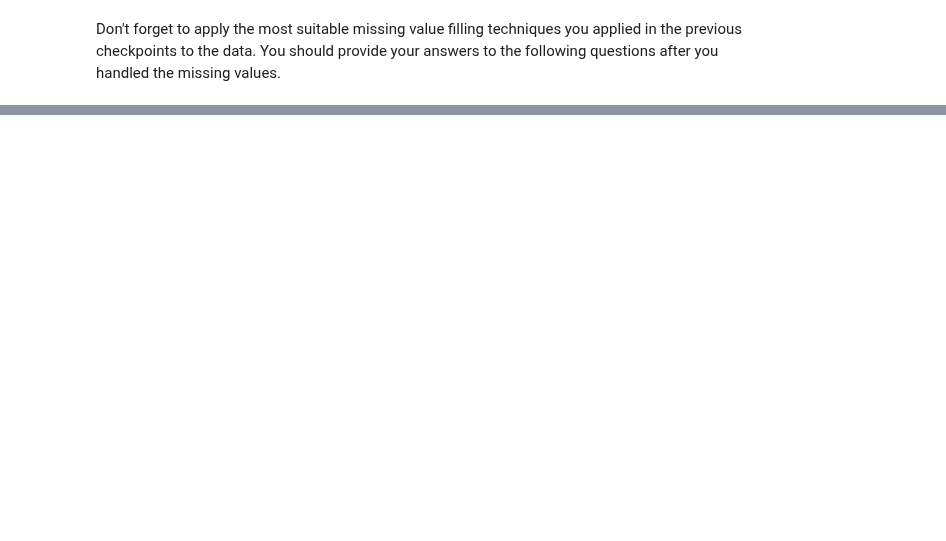
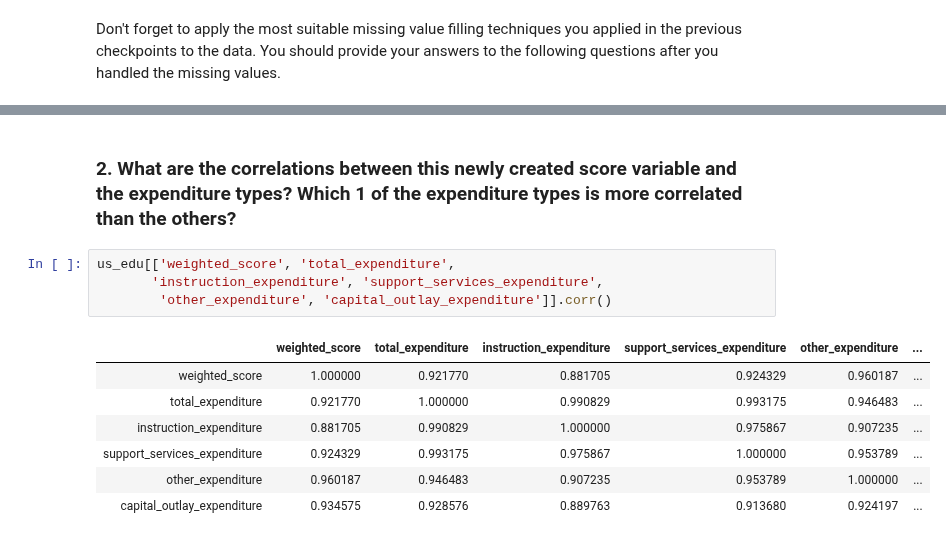
Before and after one commit to mrkjhsn/Thinkful-Exercises, a Jupyter notebook: feature_engineering_2.ipynb, the cells around one changed output, grey strips where cells are left out. Saved outputs shown, nothing was run; the diff lists cells and outputs as text; blank space fills up the shorter version.

```diff
--- a/feature_engineering_2.ipynb
+++ b/feature_engineering_2.ipynb
@@ -43,0 +107,14 @@ Don't forget to apply the most suitable missing value filling techniques you app
+# %% [markdown]
+### 2. What are the correlations between this newly created score variable and the expenditure types? Which 1 of the expenditure types is more correlated than the others?
+# %%
+us_edu[['weighted_score', 'total_expenditure',
+       'instruction_expenditure', 'support_services_expenditure',
+        'other_expenditure', 'capital_outlay_expenditure']].corr()
+# %% [output]
+|  | weighted_score | total_expenditure | instruction_expenditure | support_services_expenditure | other_expenditure | ... |
+| weighted_score | 1.000000 | 0.921770 | 0.881705 | 0.924329 | 0.960187 | ... |
+| total_expenditure | 0.921770 | 1.000000 | 0.990829 | 0.993175 | 0.946483 | ... |
+| instruction_expenditure | 0.881705 | 0.990829 | 1.000000 | 0.975867 | 0.907235 | ... |
+| support_services_expenditure | 0.924329 | 0.993175 | 0.975867 | 1.000000 | 0.953789 | ... |
+| other_expenditure | 0.960187 | 0.946483 | 0.907235 | 0.953789 | 1.000000 | ... |
+| capital_outlay_expenditure | 0.934575 | 0.928576 | 0.889763 | 0.913680 | 0.924197 | ... |
```
Also changed, not shown: parts of 18 cells of this notebook.
